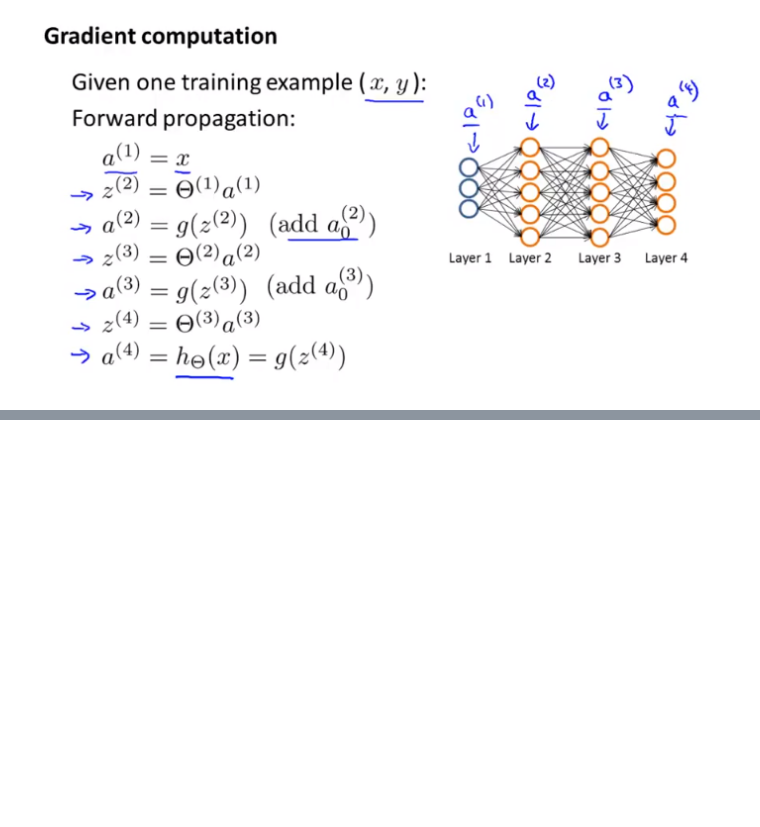
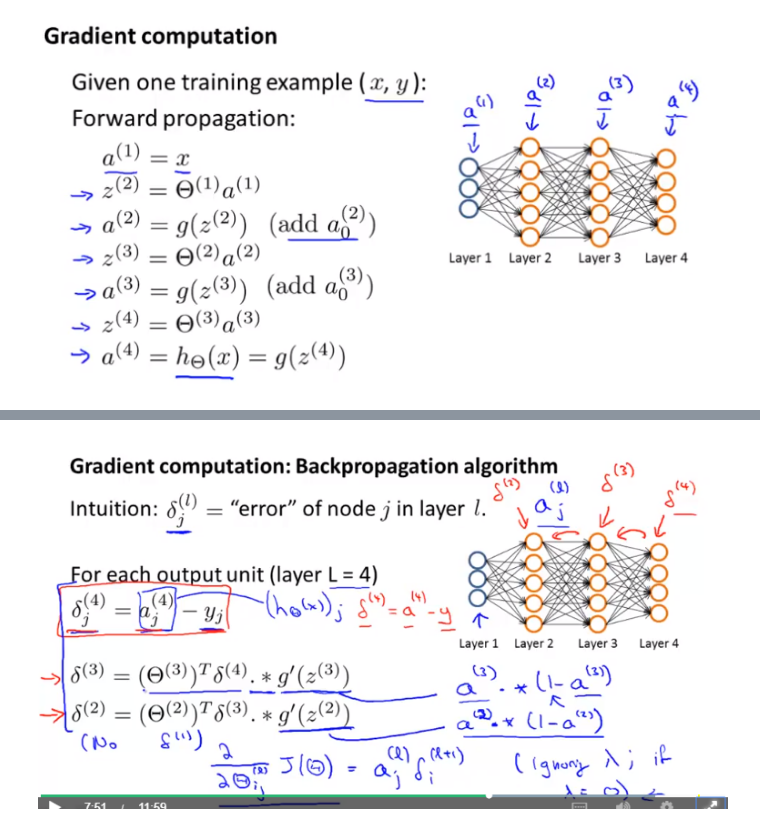
Before and after one commit to louloret/Andrew-NG-Machine-Learning, a Jupyter notebook: Week 5 Neural Nets Cost Function and Backpropagation-checkpoint.ipynb, the cells around one changed output, grey strips where cells are left out. Saved outputs shown, nothing was run; the diff lists cells and outputs as text; code cells hidden in the pictures; blank space fills up the shorter version.

```diff
--- a/Week 5 Neural Nets Cost Function and Backpropagation-checkpoint.ipynb
+++ b/Week 5 Neural Nets Cost Function and Backpropagation-checkpoint.ipynb
@@ -54,0 +78,4 @@ Image(filename  = path + "forward_prop_example.png")
+# %%
+Image(filename  = path + "backprop_proofish.png")
+# %% [output]
+[figure, added]
```
Also changed, not shown: parts of 11 cells of this notebook.
